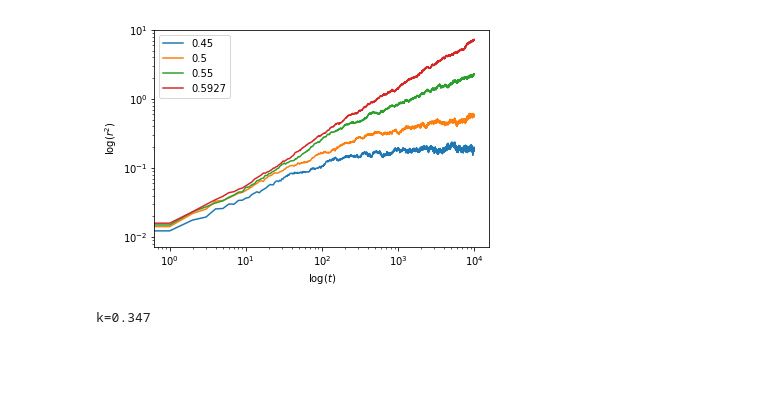
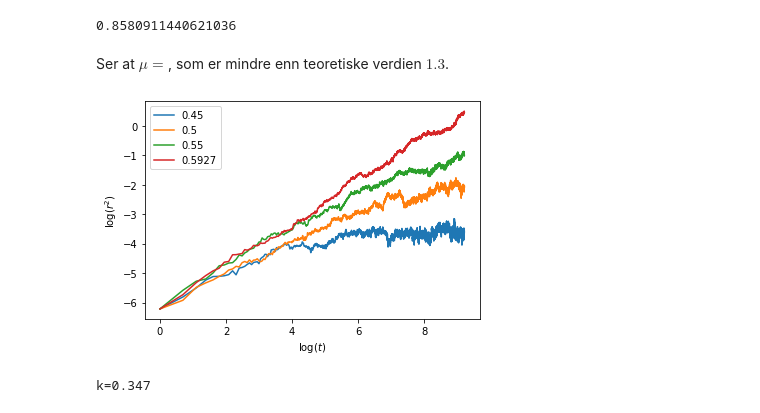
Before and after one commit to chdre/FYS4460, a Jupyter notebook: Untitled Folder 1/Untitled.ipynb, the cells around one changed output. Saved outputs shown, nothing was run; the diff lists cells and outputs as text; code cells hidden in the pictures; blank space fills up the shorter version.

```diff
--- a/Untitled Folder 1/Untitled.ipynb
+++ b/Untitled Folder 1/Untitled.ipynb
@@ -97,0 +153,19 @@ def find_displacements(p, L, num_systems, num_walkers, max_steps):
+# %%
+p2 = np.arange(0.6, 0.8, 0.02)
+L = 512
+N = 10000
+num_walkers = 500
+num_systems = 100
+
+disps2 = []
+
+for i, pi in tqdm(enumerate(p2)):
+    disps2.append(find_displacements(pi, L, num_systems, num_walkers, N))
+# %%
+for i, d in enumerate(disps2):
+    t = np.arange(len(d))[1:]
+    plt.plot(np.log(t), np.log(d[1:]), label=f'{p2[i]:.3f}')
+plt.legend()
+plt.xlabel('$\log(t)$')
+plt.ylabel('$\log(r^2)$')
+plt.show()
@@ -97,0 +174,10 @@ def find_displacements(p, L, num_systems, num_walkers, max_steps):
+# %%
+D = []
+for i, d in enumerate(disps2):
+    t = np.arange(len(d))
+    idx = np.argwhere(np.log(t[1:]) > 2)
+    t = t[idx][:, 0]
+    d = d[idx][:, 0]
+    slope, _ = np.polyfit(t, d, 1)
+    D.append(slope)
+print(D)
@@ -98,24 +191,32 @@ def find_displacements(p, L, num_systems, num_walkers, max_steps):
+# %%
+idx = np.argwhere(np.log(p2 - pc) > -3.5)
+mu, _ = np.polyfit(np.log(p2 - pc)[idx][:, 0], np.log(D)[idx][:, 0], 1)
+print(mu)
+# %% [output]
+0.8580911440621036
+# %% [markdown]
+Ser at $\mu = $, som er mindre enn teoretiske verdien $1.3$.
 # %%
-p1 = [0.45, 0.5, 0.55, pc]
+p1 = np.arange(0.41, 0.59, 0.02)
 L = 100
 N = 10000
-num_walkers = 100
-num_systems = 500
+num_walkers = 500
+num_systems = 100
 
 disps = []
 
 for i, pi in tqdm(enumerate(p1)):
-    disps.append(find_displacements(pi, L, num_systems, num_walkers, N)[1:])
+    disps.append(find_displacements(pi, L, num_systems, num_walkers, N))
 # %%
 for d in disps:
-    t = np.arange(len(d))
-    plt.loglog(t, d)
+    t = np.arange(len(d))[1:]
+    plt.plot(np.log(t), np.log(d[1:]))
 plt.legend(p1)
 plt.xlabel('$\log(t)$')
 plt.ylabel('$\log(r^2)$')
 plt.show()
 # %% [output]
-[figure, old version]
+[figure, new version]
 # %%
 d = find_displacements(pc, 100, 500, 100, 10000)
 t = np.arange(len(d))
```
Also changed, not shown: parts of 15 cells of this notebook.
